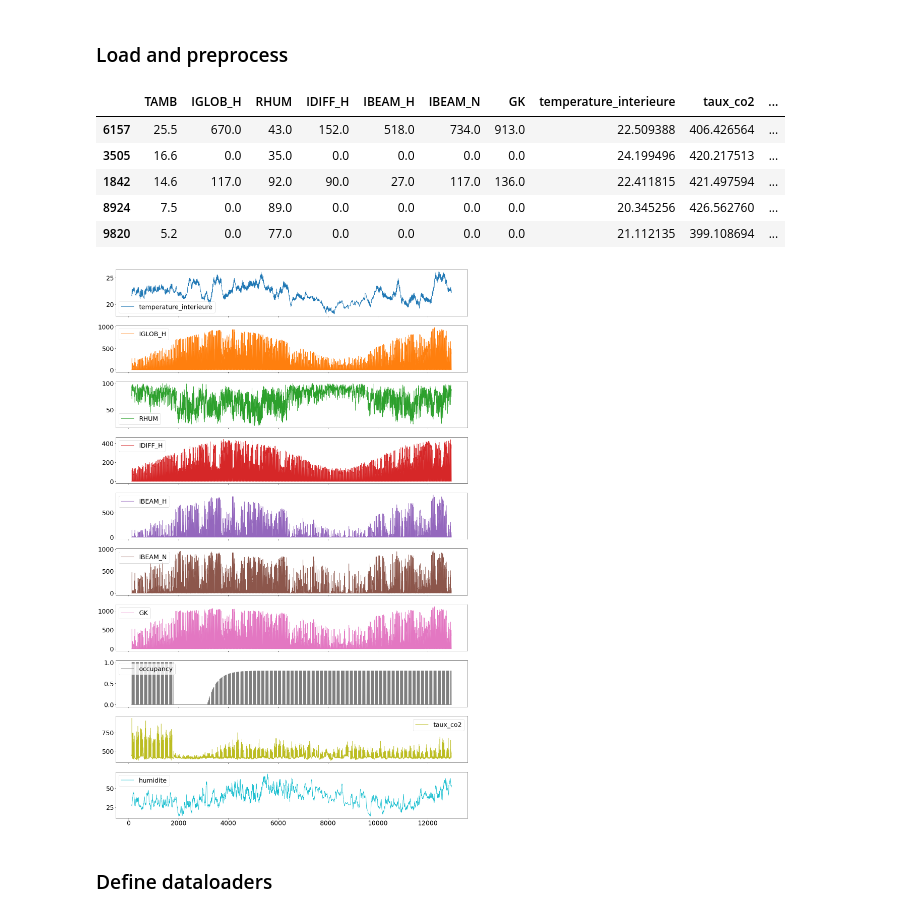
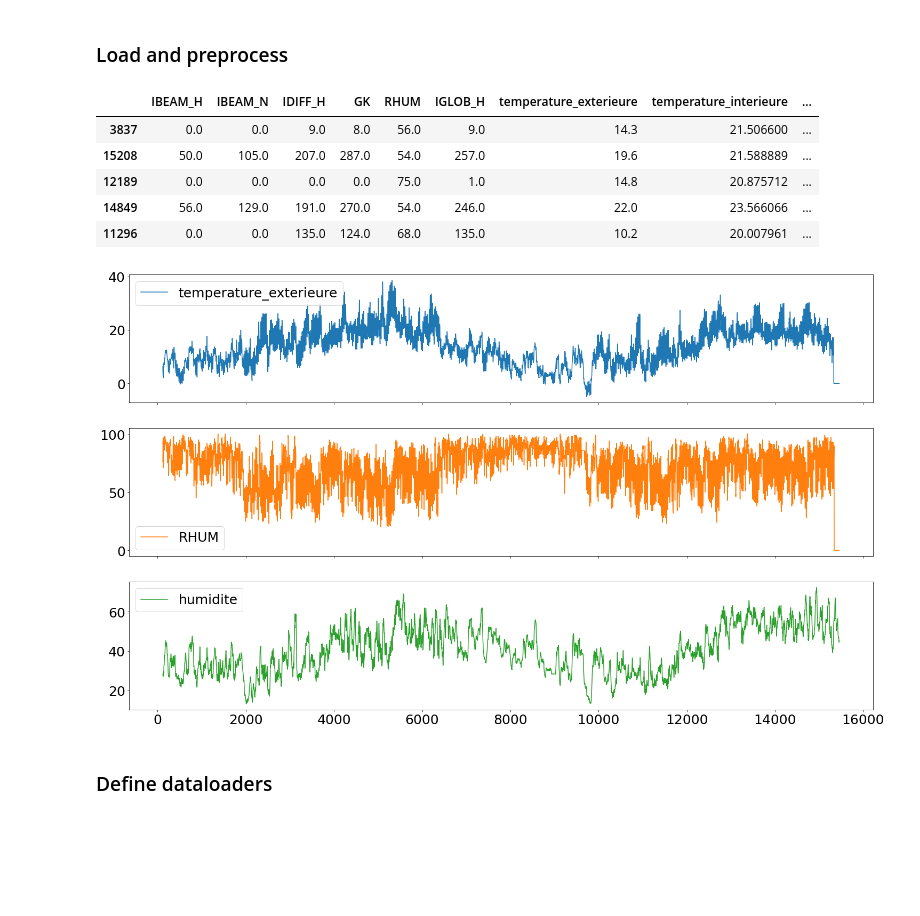
Before and after one commit to maxjcohen/SMCL, a Jupyter notebook: lstm_dropout.ipynb, the cells around one changed output. Cells and saved outputs as stored; diff of their text form; code cells hidden in the pictures; blank space fills up the shorter version.

```diff
--- a/lstm_dropout.ipynb
+++ b/lstm_dropout.ipynb
@@ -32,7 +33,7 @@ plt.rcParams.update({
 bar = LitProgressBar()
 # %%
 # Dataset
-PATH_DATASET = "datasets/data_oze.csv"
+PATH_DATASET = "datasets/data_2020_2021.csv"
 T = 24*7
 
 # Model
@@ -40,7 +41,7 @@ D_EMB = 8
 N = 200
 
 # Training
-BATCH_SIZE = 16
+BATCH_SIZE = 4
 EPOCHS = 100
 EPOCHS_SMCN = 100
 # %% [markdown]
@@ -54,16 +55,16 @@ D_IN = len(OzeDataset.input_columns)
 D_OUT = len(OzeDataset.target_columns)
 df.sample(5)
 # %% [output]
-|  | TAMB | IGLOB_H | RHUM | IDIFF_H | IBEAM_H | IBEAM_N | GK | temperature_interieure | taux_co2 | ... |
-| 6157 | 25.5 | 670.0 | 43.0 | 152.0 | 518.0 | 734.0 | 913.0 | 22.509388 | 406.426564 | ... |
-| 3505 | 16.6 | 0.0 | 35.0 | 0.0 | 0.0 | 0.0 | 0.0 | 24.199496 | 420.217513 | ... |
-| 1842 | 14.6 | 117.0 | 92.0 | 90.0 | 27.0 | 117.0 | 136.0 | 22.411815 | 421.497594 | ... |
-| 8924 | 7.5 | 0.0 | 89.0 | 0.0 | 0.0 | 0.0 | 0.0 | 20.345256 | 426.562760 | ... |
-| 9820 | 5.2 | 0.0 | 77.0 | 0.0 | 0.0 | 0.0 | 0.0 | 21.112135 | 399.108694 | ... |
+|  | IBEAM_H | IBEAM_N | IDIFF_H | GK | RHUM | IGLOB_H | temperature_exterieure | temperature_interieure | ... |
+| 3837 | 0.0 | 0.0 | 9.0 | 8.0 | 56.0 | 9.0 | 14.3 | 21.506600 | ... |
+| 15208 | 50.0 | 105.0 | 207.0 | 287.0 | 54.0 | 257.0 | 19.6 | 21.588889 | ... |
+| 12189 | 0.0 | 0.0 | 0.0 | 0.0 | 75.0 | 1.0 | 14.8 | 20.875712 | ... |
+| 14849 | 56.0 | 129.0 | 191.0 | 270.0 | 54.0 | 246.0 | 22.0 | 23.566066 | ... |
+| 11296 | 0.0 | 0.0 | 135.0 | 124.0 | 68.0 | 135.0 | 10.2 | 20.007961 | ... |
 # %%
-_ = df[[*OzeDataset.input_columns, *OzeDataset.target_columns]].plot(subplots=True, figsize=(25, 40))
+_ = df[[*OzeDataset.input_columns, *OzeDataset.target_columns]].plot(subplots=True, figsize=(25, 5*(len(OzeDataset.input_columns + OzeDataset.target_columns))))
 # %% [output]
-[figure, old version]
+[figure, new version]
 # %% [markdown]
 ### Define dataloaders
 # %%
```
Also changed, not shown: parts of 7 cells of this notebook.
